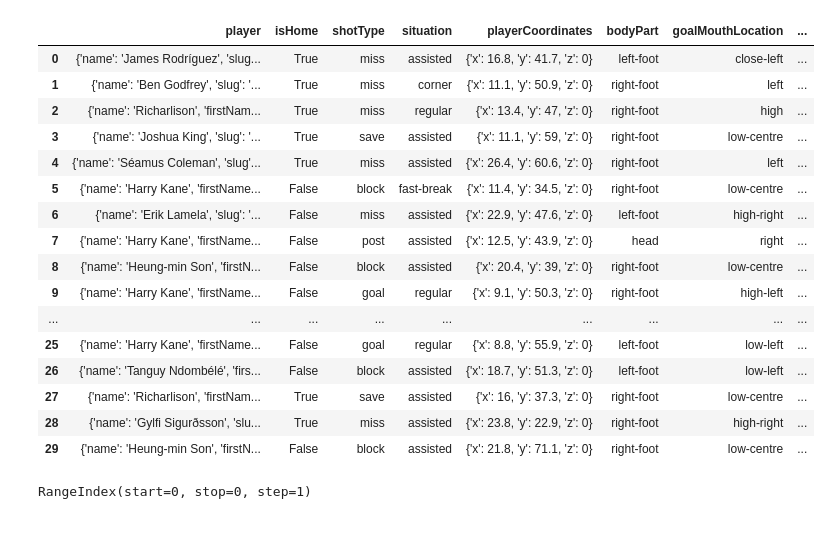
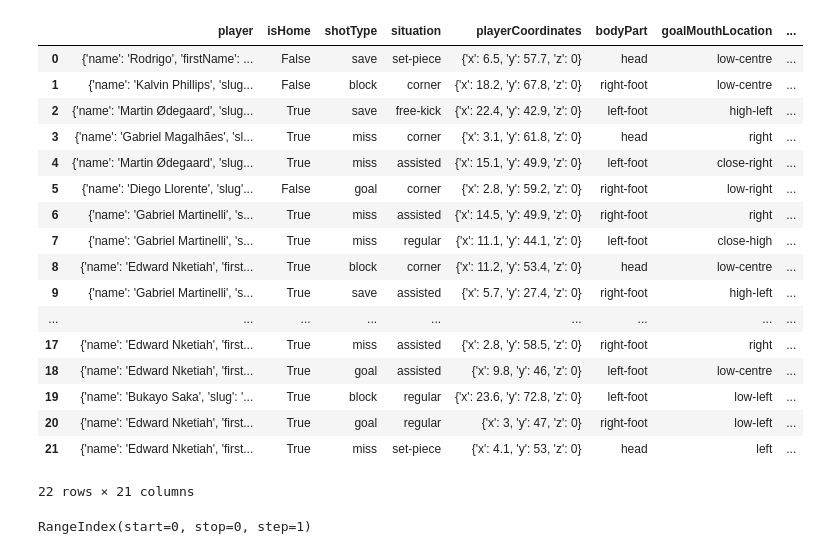
Before and after one commit to diegoaislasc/SportsAnalytics, a Jupyter notebook: experiments/notebooks/sofascore_endpoints.ipynb, the cells around one changed output. Cells and saved outputs as stored; diff of their text form; code cells hidden in the pictures.

Commit message:
scraped  and ingested 2024/2025 match shots

```diff
--- a/experiments/notebooks/sofascore_endpoints.ipynb
+++ b/experiments/notebooks/sofascore_endpoints.ipynb
@@ -106,24 +106,25 @@ match_ids
 # %%
-match_shots = ss.scrape_match_shots(8897119)
+match_shots = ss.scrape_match_shots(9576454)
 match_shots
 # %% [output]
 |  | player | isHome | shotType | situation | playerCoordinates | bodyPart | goalMouthLocation | ... |
-| 0 | {'name': 'James Rodríguez', 'slug... | True | miss | assisted | {'x': 16.8, 'y': 41.7, 'z': 0} | left-foot | close-left | ... |
-| 1 | {'name': 'Ben Godfrey', 'slug': '... | True | miss | corner | {'x': 11.1, 'y': 50.9, 'z': 0} | right-foot | left | ... |
-| 2 | {'name': 'Richarlison', 'firstNam... | True | miss | regular | {'x': 13.4, 'y': 47, 'z': 0} | right-foot | high | ... |
-| 3 | {'name': 'Joshua King', 'slug': '... | True | save | assisted | {'x': 11.1, 'y': 59, 'z': 0} | right-foot | low-centre | ... |
-| 4 | {'name': 'Séamus Coleman', 'slug'... | True | miss | assisted | {'x': 26.4, 'y': 60.6, 'z': 0} | right-foot | left | ... |
-| 5 | {'name': 'Harry Kane', 'firstName... | False | block | fast-break | {'x': 11.4, 'y': 34.5, 'z': 0} | right-foot | low-centre | ... |
-| 6 | {'name': 'Erik Lamela', 'slug': '... | False | miss | assisted | {'x': 22.9, 'y': 47.6, 'z': 0} | left-foot | high-right | ... |
-| 7 | {'name': 'Harry Kane', 'firstName... | False | post | assisted | {'x': 12.5, 'y': 43.9, 'z': 0} | head | right | ... |
-| 8 | {'name': 'Heung-min Son', 'firstN... | False | block | assisted | {'x': 20.4, 'y': 39, 'z': 0} | right-foot | low-centre | ... |
-| 9 | {'name': 'Harry Kane', 'firstName... | False | goal | regular | {'x': 9.1, 'y': 50.3, 'z': 0} | right-foot | high-left | ... |
+| 0 | {'name': 'Rodrigo', 'firstName': ... | False | save | set-piece | {'x': 6.5, 'y': 57.7, 'z': 0} | head | low-centre | ... |
+| 1 | {'name': 'Kalvin Phillips', 'slug... | False | block | corner | {'x': 18.2, 'y': 67.8, 'z': 0} | right-foot | low-centre | ... |
+| 2 | {'name': 'Martin Ødegaard', 'slug... | True | save | free-kick | {'x': 22.4, 'y': 42.9, 'z': 0} | left-foot | high-left | ... |
+| 3 | {'name': 'Gabriel Magalhães', 'sl... | True | miss | corner | {'x': 3.1, 'y': 61.8, 'z': 0} | head | right | ... |
+| 4 | {'name': 'Martin Ødegaard', 'slug... | True | miss | assisted | {'x': 15.1, 'y': 49.9, 'z': 0} | left-foot | close-right | ... |
+| 5 | {'name': 'Diego Llorente', 'slug'... | False | goal | corner | {'x': 2.8, 'y': 59.2, 'z': 0} | right-foot | low-right | ... |
+| 6 | {'name': 'Gabriel Martinelli', 's... | True | miss | assisted | {'x': 14.5, 'y': 49.9, 'z': 0} | right-foot | right | ... |
+| 7 | {'name': 'Gabriel Martinelli', 's... | True | miss | regular | {'x': 11.1, 'y': 44.1, 'z': 0} | left-foot | close-high | ... |
+| 8 | {'name': 'Edward Nketiah', 'first... | True | block | corner | {'x': 11.2, 'y': 53.4, 'z': 0} | head | low-centre | ... |
+| 9 | {'name': 'Gabriel Martinelli', 's... | True | save | assisted | {'x': 5.7, 'y': 27.4, 'z': 0} | right-foot | high-left | ... |
 | ... | ... | ... | ... | ... | ... | ... | ... | ... |
-| 25 | {'name': 'Harry Kane', 'firstName... | False | goal | regular | {'x': 8.8, 'y': 55.9, 'z': 0} | left-foot | low-left | ... |
-| 26 | {'name': 'Tanguy Ndombélé', 'firs... | False | block | assisted | {'x': 18.7, 'y': 51.3, 'z': 0} | left-foot | low-left | ... |
-| 27 | {'name': 'Richarlison', 'firstNam... | True | save | assisted | {'x': 16, 'y': 37.3, 'z': 0} | right-foot | low-centre | ... |
-| 28 | {'name': 'Gylfi Sigurðsson', 'slu... | True | miss | assisted | {'x': 23.8, 'y': 22.9, 'z': 0} | right-foot | high-right | ... |
-| 29 | {'name': 'Heung-min Son', 'firstN... | False | block | assisted | {'x': 21.8, 'y': 71.1, 'z': 0} | right-foot | low-centre | ... |
+| 17 | {'name': 'Edward Nketiah', 'first... | True | miss | assisted | {'x': 2.8, 'y': 58.5, 'z': 0} | right-foot | right | ... |
+| 18 | {'name': 'Edward Nketiah', 'first... | True | goal | assisted | {'x': 9.8, 'y': 46, 'z': 0} | left-foot | low-centre | ... |
+| 19 | {'name': 'Bukayo Saka', 'slug': '... | True | block | regular | {'x': 23.6, 'y': 72.8, 'z': 0} | left-foot | low-left | ... |
+| 20 | {'name': 'Edward Nketiah', 'first... | True | goal | regular | {'x': 3, 'y': 47, 'z': 0} | right-foot | low-left | ... |
+| 21 | {'name': 'Edward Nketiah', 'first... | True | miss | set-piece | {'x': 4.1, 'y': 53, 'z': 0} | head | left | ... |
+22 rows × 21 columns
 # %%
 match_shots.columns
 # %% [output]
```
Also changed, not shown: parts of 4 cells of this notebook, 4 other files.
